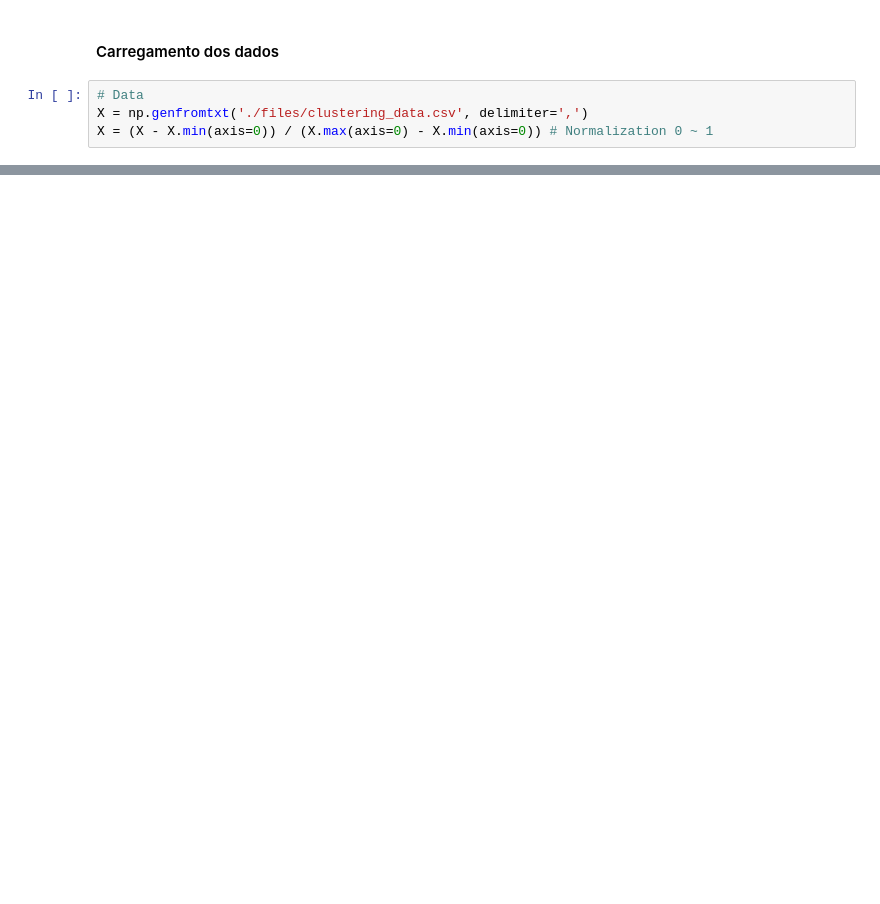
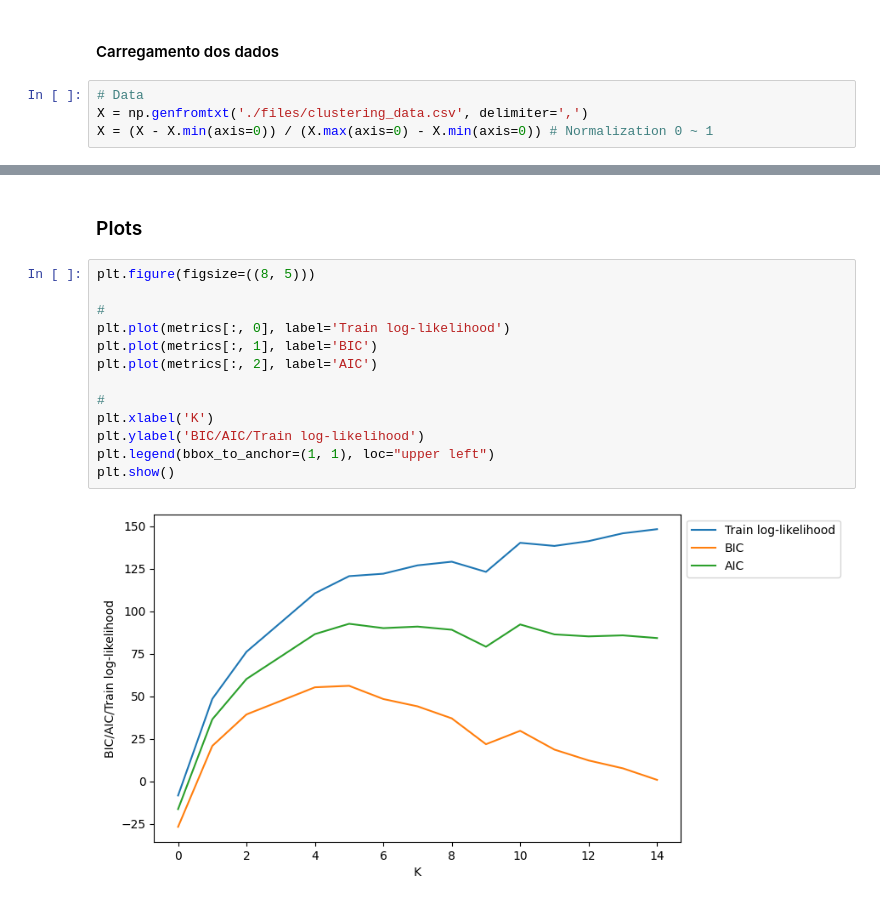
Before and after one commit to vauxgomes/ufc-ckp8366, a Jupyter notebook: listas/lista-3/main.ipynb, the cells around one changed output, grey strips where cells are left out. Saved outputs shown, nothing was run; the diff lists cells and outputs as text; blank space fills up the shorter version.

```diff
--- a/listas/lista-3/main.ipynb
+++ b/listas/lista-3/main.ipynb
@@ -98,0 +147,17 @@ gmm.fit(X)
+# %% [markdown]
+### Plots
+# %%
+plt.figure(figsize=((8, 5)))
+
+#
+plt.plot(metrics[:, 0], label='Train log-likelihood')
+plt.plot(metrics[:, 1], label='BIC')
+plt.plot(metrics[:, 2], label='AIC')
+
+#
+plt.xlabel('K')
+plt.ylabel('BIC/AIC/Train log-likelihood')
+plt.legend(bbox_to_anchor=(1, 1), loc="upper left")
+plt.show()
+# %% [output]
+[figure, added]
```
Also changed, not shown: parts of 8 cells of this notebook, 1 other file.
